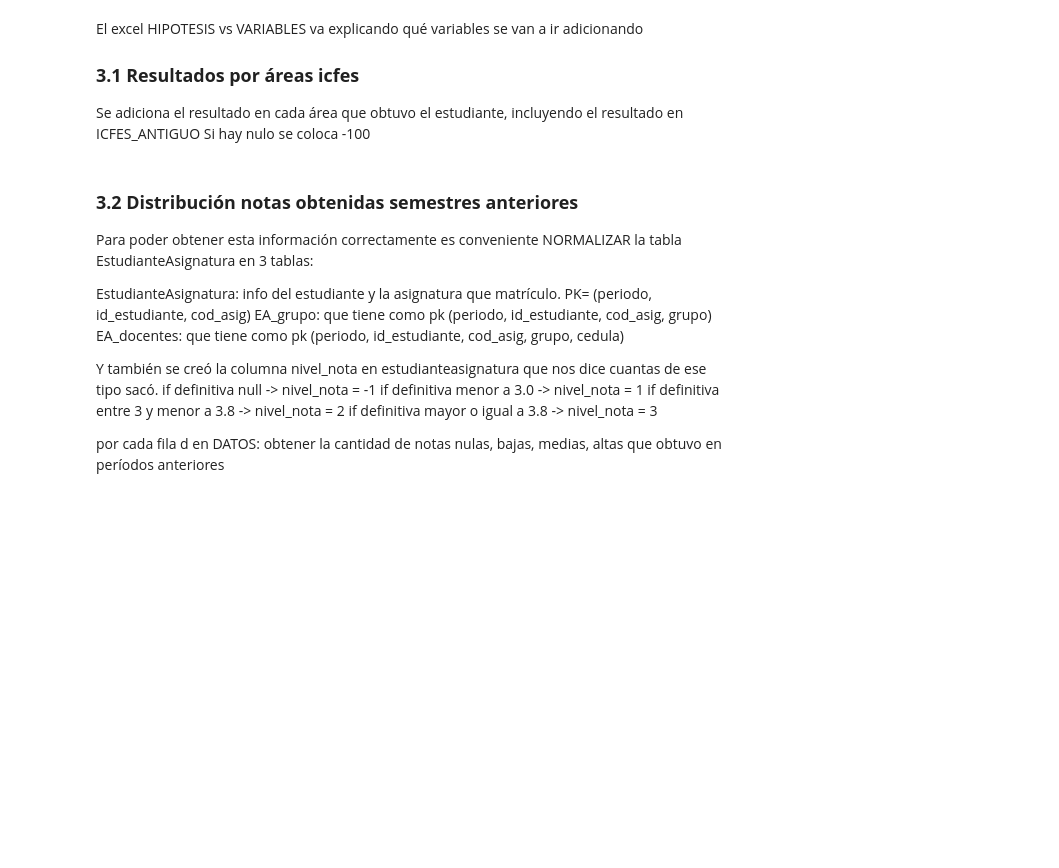
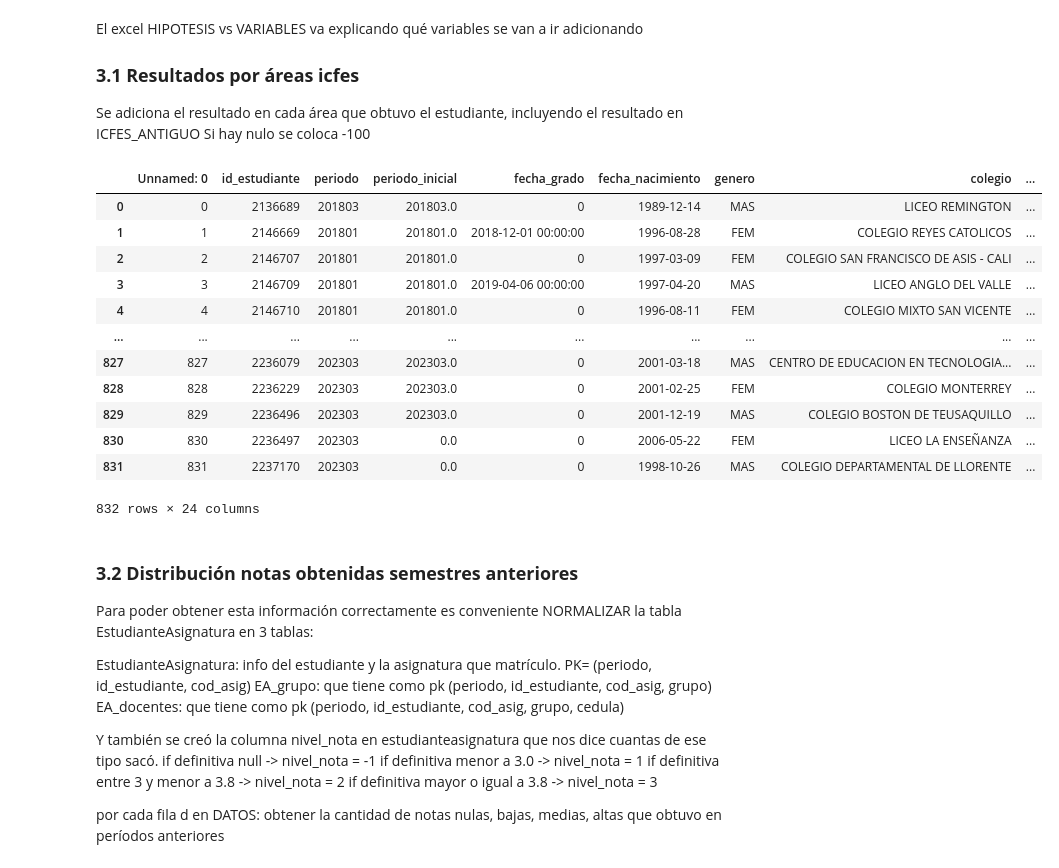
Before and after one commit to jaimereinoso2/UAOPiloto, a Jupyter notebook: detecta_desertores.ipynb, the cells around one changed output. Cells and saved outputs as stored; diff of their text form; code cells hidden in the pictures; blank space fills up the shorter version.

```diff
--- a/detecta_desertores.ipynb
+++ b/detecta_desertores.ipynb
@@ -180,6 +180,23 @@ query = """
 temp = pd.read_sql(query, con=motor)
 # hacemos join (temporal) contra datos y vamos a mirar cómo podemos agrupar cada variable frente a LABEL
 DATOS = DATOS.merge(temp, on=['id_estudiante'], how='left')
+# %%
+DATOS = DATOS.fillna(0)
+DATOS
+# %% [output]
+|  | Unnamed: 0 | id_estudiante | periodo | periodo_inicial | fecha_grado | fecha_nacimiento | genero | colegio | ... |
+| 0 | 0 | 2136689 | 201803 | 201803.0 | 0 | 1989-12-14 | MAS | LICEO REMINGTON | ... |
+| 1 | 1 | 2146669 | 201801 | 201801.0 | 2018-12-01 00:00:00 | 1996-08-28 | FEM | COLEGIO REYES CATOLICOS | ... |
+| 2 | 2 | 2146707 | 201801 | 201801.0 | 0 | 1997-03-09 | FEM | COLEGIO SAN FRANCISCO DE ASIS - CALI | ... |
+| 3 | 3 | 2146709 | 201801 | 201801.0 | 2019-04-06 00:00:00 | 1997-04-20 | MAS | LICEO ANGLO DEL VALLE | ... |
+| 4 | 4 | 2146710 | 201801 | 201801.0 | 0 | 1996-08-11 | FEM | COLEGIO MIXTO SAN VICENTE | ... |
+| ... | ... | ... | ... | ... | ... | ... | ... | ... | ... |
+| 827 | 827 | 2236079 | 202303 | 202303.0 | 0 | 2001-03-18 | MAS | CENTRO DE EDUCACION EN TECNOLOGIA... | ... |
+| 828 | 828 | 2236229 | 202303 | 202303.0 | 0 | 2001-02-25 | FEM | COLEGIO MONTERREY | ... |
+| 829 | 829 | 2236496 | 202303 | 202303.0 | 0 | 2001-12-19 | MAS | COLEGIO BOSTON DE TEUSAQUILLO | ... |
+| 830 | 830 | 2236497 | 202303 | 0.0 | 0 | 2006-05-22 | FEM | LICEO LA ENSEÑANZA | ... |
+| 831 | 831 | 2237170 | 202303 | 0.0 | 0 | 1998-10-26 | MAS | COLEGIO DEPARTAMENTAL DE LLORENTE | ... |
+832 rows × 24 columns
 # %% [markdown]
 ### **3.2 Distribución notas obtenidas semestres anteriores**
 
```
Also changed, not shown: parts of 11 cells of this notebook, 2 other files.
